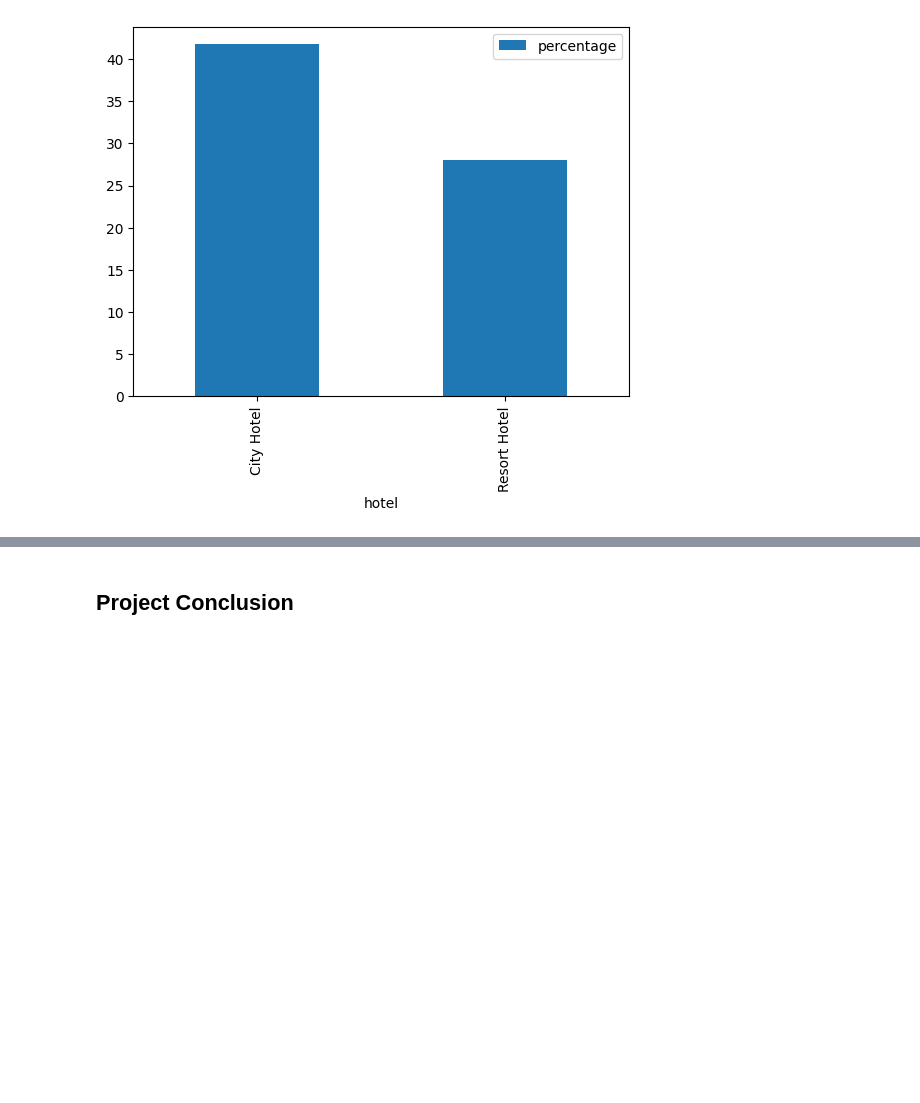
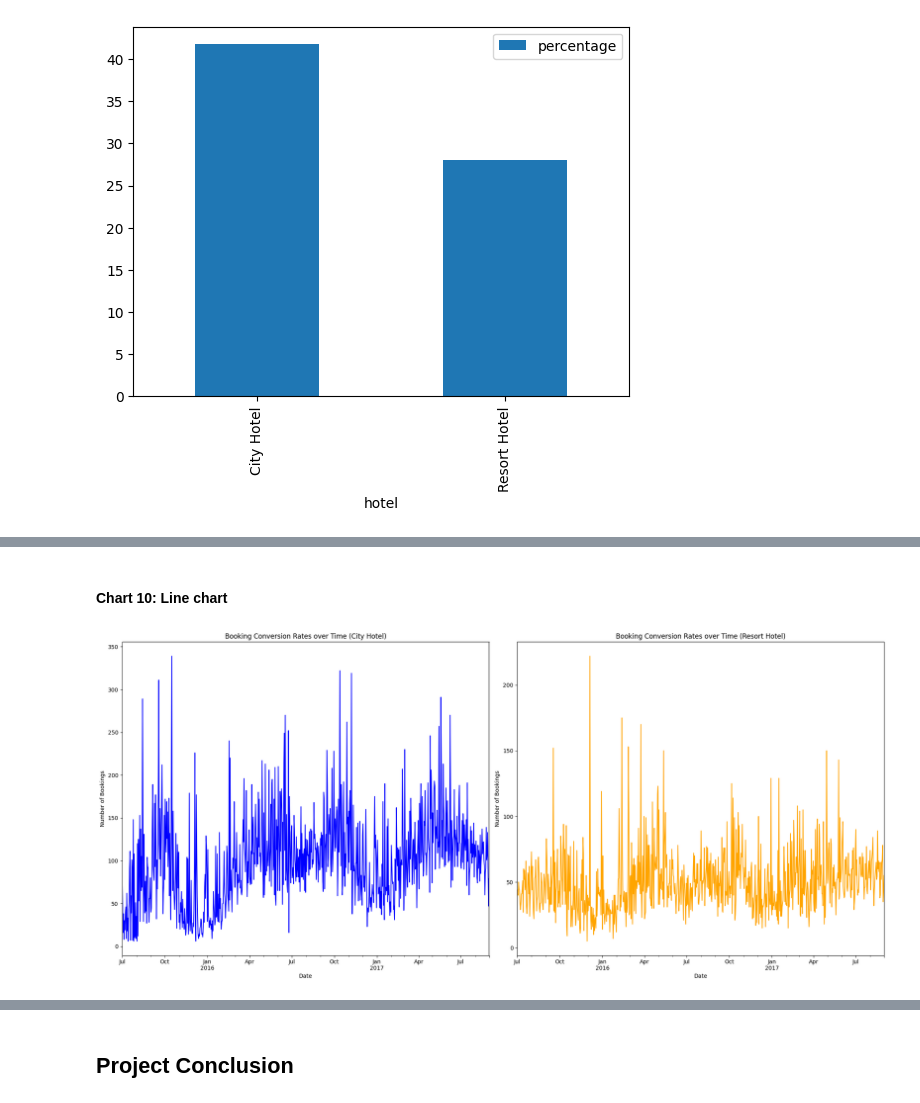
Before and after one commit to Codewith-Soumya/Hotel-Booking-Analysis, a Jupyter notebook: Hotel_booking_analysis_coding_Almabetter_Capstrone_Project_2.ipynb, the cells around one changed output, grey strips where cells are left out. Saved outputs shown, nothing was run; the diff lists cells and outputs as text; code cells hidden in the pictures; blank space fills up the shorter version.

```diff
--- a/Hotel_booking_analysis_coding_Almabetter_Capstrone_Project_2.ipynb
+++ b/Hotel_booking_analysis_coding_Almabetter_Capstrone_Project_2.ipynb
@@ -445,0 +485,28 @@ Cancellation.plot.bar(x='hotel',y='percentage')
+# %% [markdown]
+#### Chart 10: Line chart
+# %%
+# Conversion rate
+plt.figure(figsize=(20, 9))
+
+# Filter data for City Hotel and Resort Hotel
+city_hotel_conversion_data = hotel_booking_data[hotel_booking_data['hotel'] == 'City Hotel'].groupby('Date').size()
+resort_hotel_conversion_data = hotel_booking_data[hotel_booking_data['hotel'] == 'Resort Hotel'].groupby('Date').size()
+
+# Plotting line chart for City Hotel
+plt.subplot(1, 2, 1)
+city_hotel_conversion_data.plot(color='blue')  # Set color to blue
+plt.title('Booking Conversion Rates over Time (City Hotel)')
+plt.xlabel('Date')
+plt.ylabel('Number of Bookings')
+
+# Plotting line chart for Resort Hotel
+plt.subplot(1, 2, 2)
+resort_hotel_conversion_data.plot(color='orange')  # Set color to orange
+plt.title('Booking Conversion Rates over Time (Resort Hotel)')
+plt.xlabel('Date')
+plt.ylabel('Number of Bookings')
+
+plt.tight_layout()
+plt.show()
+# %% [output]
+[figure, added]
```
Also changed, not shown: parts of 10 cells of this notebook.
